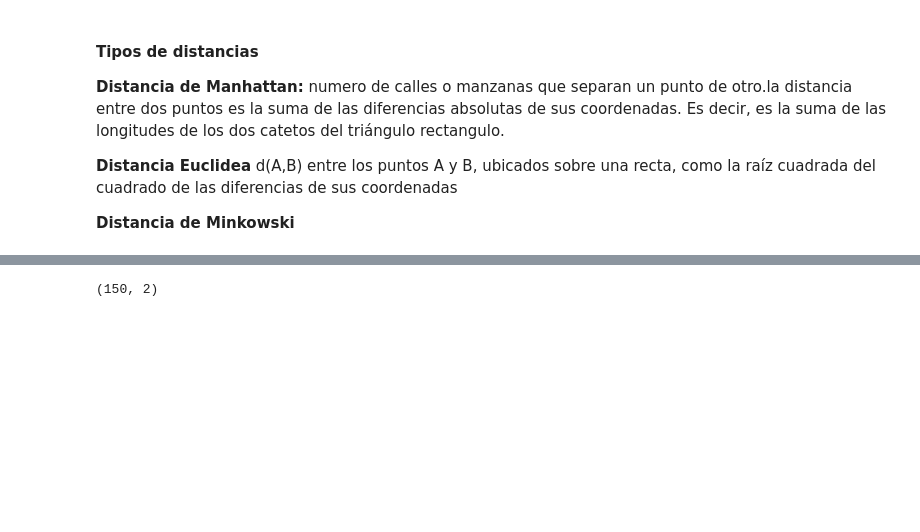
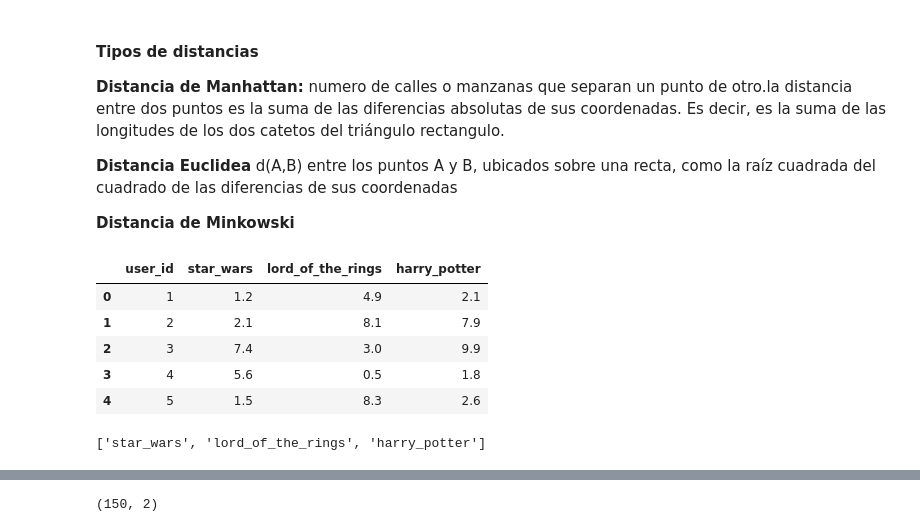
Before and after one commit to LinaTobon/ML_Couse_Udemy, a Jupyter notebook: Clustering/Clustering.ipynb, the cells around one changed output, grey strips where cells are left out. Saved outputs shown, nothing was run; the diff lists cells and outputs as text; code cells hidden in the pictures; blank space fills up the shorter version.

```diff
--- a/Clustering/Clustering.ipynb
+++ b/Clustering/Clustering.ipynb
@@ -9,0 +25,9 @@
+# %%
+data.head()
+# %% [output]
+|  | user_id | star_wars | lord_of_the_rings | harry_potter |
+| 0 | 1 | 1.2 | 4.9 | 2.1 |
+| 1 | 2 | 2.1 | 8.1 | 7.9 |
+| 2 | 3 | 7.4 | 3.0 | 9.9 |
+| 3 | 4 | 5.6 | 0.5 | 1.8 |
+| 4 | 5 | 1.5 | 8.3 | 2.6 |
@@ -9,0 +36,4 @@
+# %%
+movies
+# %% [output]
+['star_wars', 'lord_of_the_rings', 'harry_potter']
```
Also changed, not shown: parts of 19 cells of this notebook, 2 other files.
